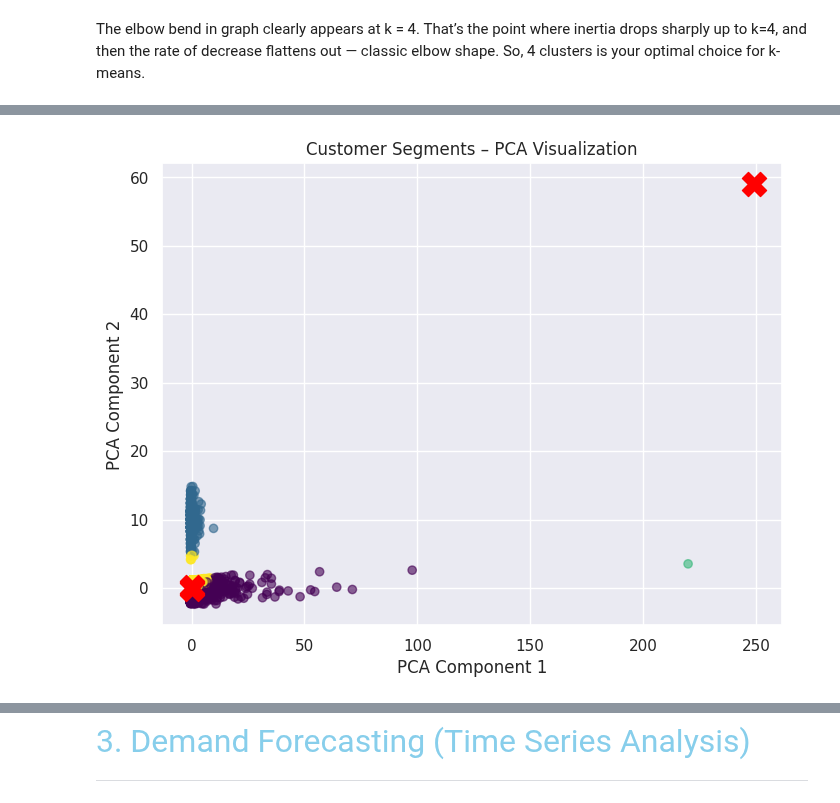
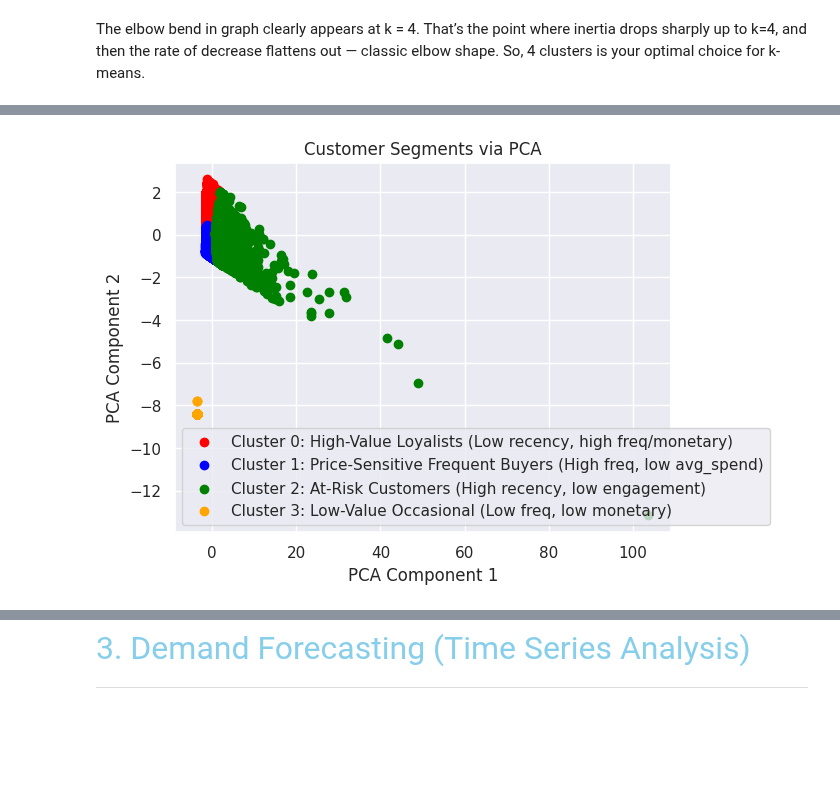
Before and after one commit to Kanakbaghel/Capstone_Project, a Jupyter notebook: Scripts/P3 : Retailsmart Advanced Analytics.ipynb, the cells around one changed output, grey strips where cells are left out. Saved outputs shown, nothing was run; the diff lists cells and outputs as text; code cells hidden in the pictures; blank space fills up the shorter version.

```diff
--- a/Scripts/P3 : Retailsmart Advanced Analytics.ipynb
+++ b/Scripts/P3 : Retailsmart Advanced Analytics.ipynb
@@ -137,0 +122,12 @@ segment_scaled = scaler.fit_transform(segment_features)
+# %%
+# Frequency: Total unique orders
+frequency = sales.groupby('customer_id')['order_id'].nunique().reset_index()
+frequency.columns = ['customer_id', 'frequency']
+
+# Monetary: Total spent
+monetary = sales.groupby('customer_id')['total_price'].sum().reset_index()
+monetary.columns = ['customer_id', 'monetary']
+# %%
+# Avg Spend
+rfm = recency.merge(frequency, on='customer_id').merge(monetary, on='customer_id')
+rfm['avg_spend'] = rfm['monetary'] / rfm['frequency']
@@ -138,8 +148,8 @@ segment_scaled = scaler.fit_transform(segment_features)
 # %%
-# Choose number of clusters (elbow method for optimal k)
+# Elbow method to choose k
 inertia = []
 for k in range(1, 11):
-    kmeans = KMeans(n_clusters=k, random_state=42, n_init=10)
-    kmeans.fit(segment_scaled)
+    kmeans = KMeans(n_clusters=k, random_state=42)
+    kmeans.fit(X_scaled)
     inertia.append(kmeans.inertia_)
 # %%
@@ -153,8 +164,7 @@ plt.show()
 # %% [markdown]
 The elbow bend in graph clearly appears at k = 4. That’s the point where inertia drops sharply up to k=4, and then the rate of decrease flattens out — classic elbow shape. So, 4 clusters is your optimal choice for k-means.
 # %%
-# Fit K-Means with chosen k
-k = 4  # Adjust based on elbow (4 for VIP, Regular, At-Risk, New)
-kmeans = KMeans(n_clusters=k, random_state=42, n_init=10)
-clusters = kmeans.fit_predict(segment_scaled)
-agg_data['segment'] = clusters
+# Assume k=4 based on elbow and profiles
+k = 4
+kmeans = KMeans(n_clusters=k, random_state=42)
+segmentation_data['cluster'] = kmeans.fit_predict(X_scaled)
@@ -165,13 +209,19 @@ agg_data.dropna(subset=['avg_order_value'], inplace=True)
 # %%
-# Visualize segment separation using PCA
+# PCA for visualization
 pca = PCA(n_components=2)
-pca_components = pca.fit_transform(segment_scaled)
-plt.figure(figsize=(8, 6))
-plt.scatter(pca_components[:, 0], pca_components[:, 1], c=clusters, cmap='viridis', alpha=0.6)
-plt.scatter(kmeans.cluster_centers_[:, 0], kmeans.cluster_centers_[:, 1], s=300, c='red', marker='X')
-plt.title('Customer Segments – PCA Visualization')
+X_pca = pca.fit_transform(X_scaled)
+plt.figure()
+colors = ['red', 'blue', 'green', 'orange']
+for cluster in range(k):
+    plt.scatter(X_pca[segmentation_data['cluster'] == cluster, 0],
+                X_pca[segmentation_data['cluster'] == cluster, 1],
+                label=f'Cluster {cluster}: {cluster_summary.loc[cluster, "profile"]}',
+                color=colors[cluster])
+
+plt.legend()
+plt.title('Customer Segments via PCA')
 plt.xlabel('PCA Component 1')
 plt.ylabel('PCA Component 2')
 plt.show()
 # %% [output]
-[figure, old version]
+[figure, new version]
```
Also changed, not shown: parts of 47 cells of this notebook.
